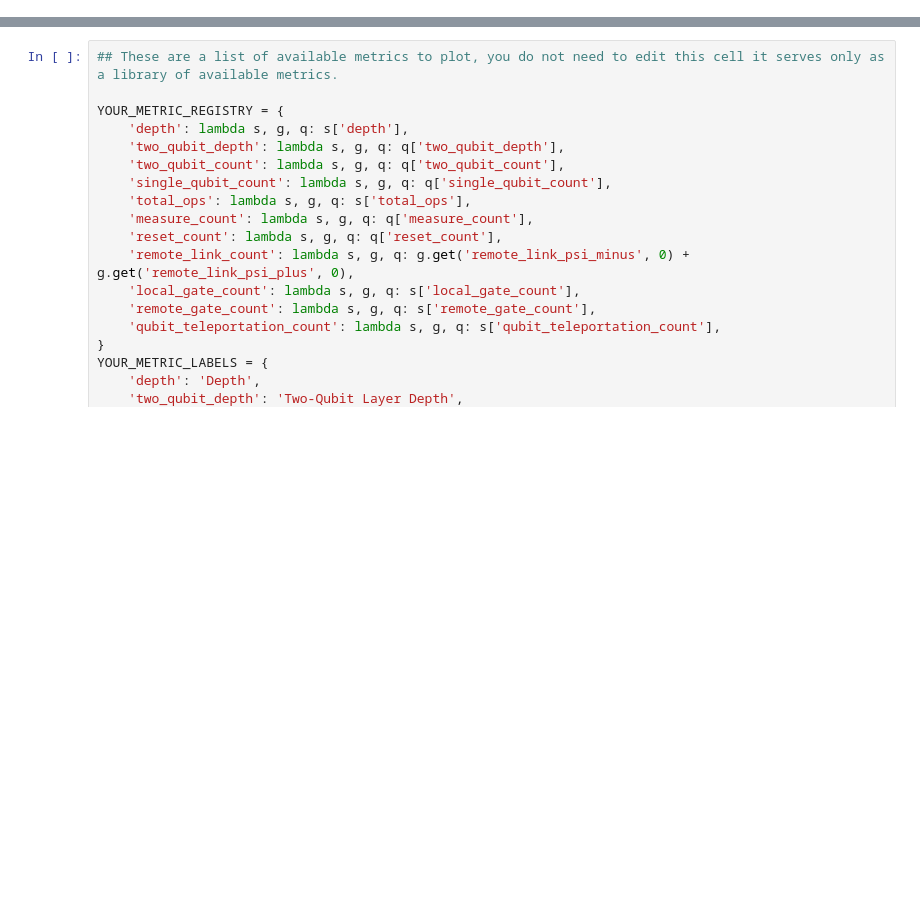
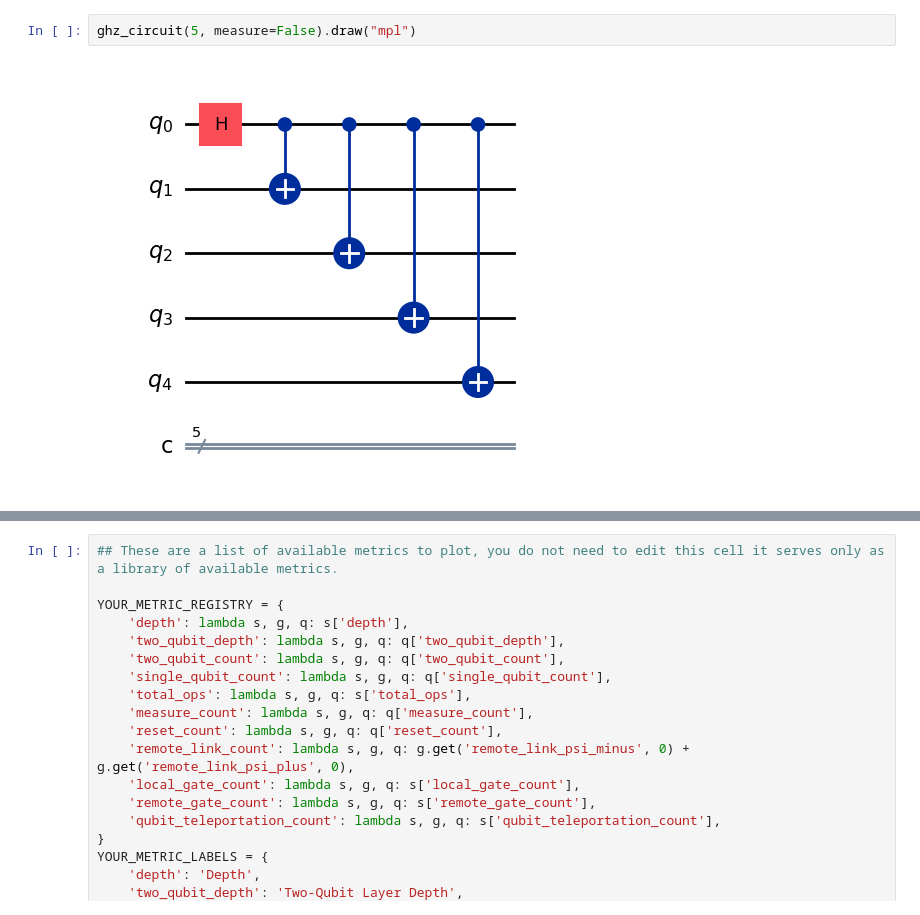
Before and after one commit to dqc-community/dqc-workshop-notebook, a Jupyter notebook: tutorial.ipynb, the cells around one changed output, grey strips where cells are left out. Cells and saved outputs as stored; diff of their text form; blank space fills up the shorter version.

```diff
--- a/tutorial.ipynb
+++ b/tutorial.ipynb
@@ -911,0 +212,4 @@ def circuit_fn(n: int):
+# %%
+ghz_circuit(5, measure=False).draw("mpl")
+# %% [output]
+[figure, added]
```
Also changed, not shown: parts of 157 cells of this notebook.
